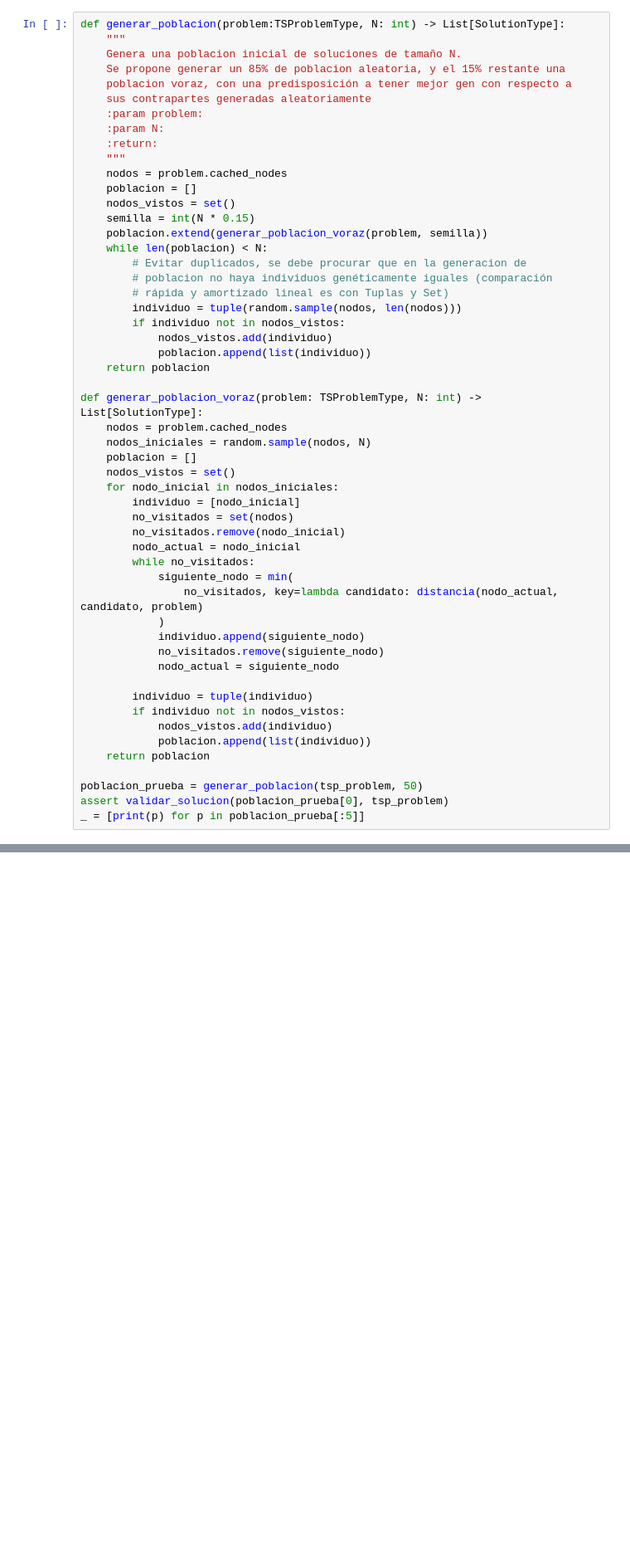
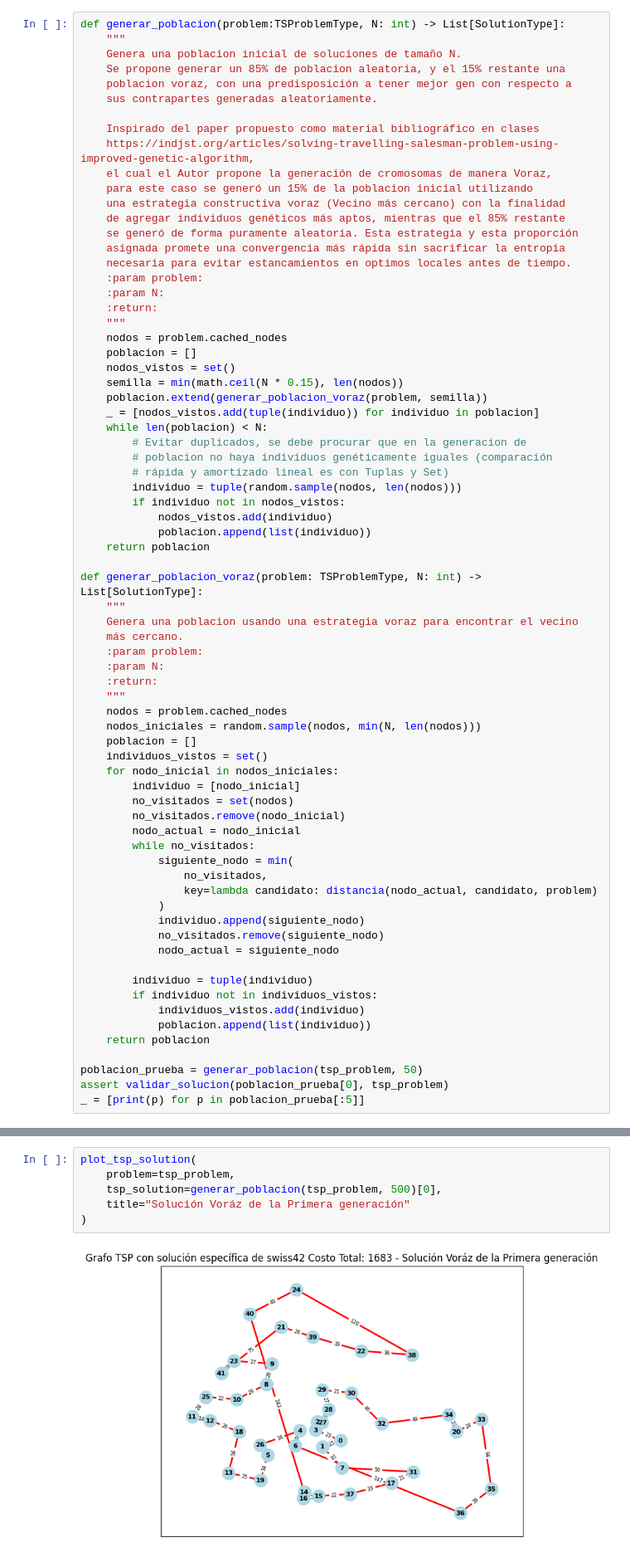
Before and after one commit to carlosbravo1408/03MIAR-Algoritmos-de-Optimizacion-2025, a Jupyter notebook: AG4/Algoritmo_Genetico_para_el_TSP.ipynb, the cells around one changed output, grey strips where cells are left out. Shown at 83% size. Cells and saved outputs as stored; diff of their text form; blank space fills up the shorter version.

```diff
--- a/AG4/Algoritmo_Genetico_para_el_TSP.ipynb
+++ b/AG4/Algoritmo_Genetico_para_el_TSP.ipynb
@@ -122,7 +148,17 @@ def generar_poblacion(problem:TSProblemType, N: int) -> List[SolutionType]:
     Genera una poblacion inicial de soluciones de tamaño N.
     Se propone generar un 85% de poblacion aleatoria, y el 15% restante una
     poblacion voraz, con una predisposición a tener mejor gen con respecto a
-    sus contrapartes generadas aleatoriamente
+    sus contrapartes generadas aleatoriamente.
+
+    Inspirado del paper propuesto como material bibliográfico en clases
+    https://indjst.org/articles/solving-travelling-salesman-problem-using-improved-genetic-algorithm,
+    el cual el Autor propone la generación de cromosomas de manera Voraz,
+    para este caso se generó un 15% de la poblacion inicial utilizando
+    una estrategia constructiva voraz (Vecino más cercano) con la finalidad
+    de agregar individuos genéticos más aptos, mientras que el 85% restante
+    se generó de forma puramente aleatoria. Esta estrategia y esta proporción
+    asignada promete una convergencia más rápida sin sacrificar la entropia
+    necesaria para evitar estancamientos en optimos locales antes de tiempo.
     :param problem:
     :param N:
     :return:
@@ -130,8 +166,9 @@ def generar_poblacion(problem:TSProblemType, N: int) -> List[SolutionType]:
     nodos = problem.cached_nodes
     poblacion = []
     nodos_vistos = set()
-    semilla = int(N * 0.15)
+    semilla = min(math.ceil(N * 0.15), len(nodos))
     poblacion.extend(generar_poblacion_voraz(problem, semilla))
+    _ = [nodos_vistos.add(tuple(individuo)) for individuo in poblacion]
     while len(poblacion) < N:
         # Evitar duplicados, se debe procurar que en la generacion de
         # poblacion no haya individuos genéticamente iguales (comparación
@@ -143,10 +180,17 @@ def generar_poblacion(problem:TSProblemType, N: int) -> List[SolutionType]:
     return poblacion
 
 def generar_poblacion_voraz(problem: TSProblemType, N: int) -> List[SolutionType]:
+    """
+    Genera una poblacion usando una estrategia voraz para encontrar el vecino
+    más cercano.
+    :param problem:
+    :param N:
+    :return:
+    """
     nodos = problem.cached_nodes
-    nodos_iniciales = random.sample(nodos, N)
+    nodos_iniciales = random.sample(nodos, min(N, len(nodos)))
     poblacion = []
-    nodos_vistos = set()
+    individuos_vistos = set()
     for nodo_inicial in nodos_iniciales:
         individuo = [nodo_inicial]
         no_visitados = set(nodos)
@@ -154,15 +198,16 @@ def generar_poblacion_voraz(problem: TSProblemType, N: int) -> List[SolutionType
         nodo_actual = nodo_inicial
         while no_visitados:
             siguiente_nodo = min(
-                no_visitados, key=lambda candidato: distancia(nodo_actual, candidato, problem)
+                no_visitados,
+                key=lambda candidato: distancia(nodo_actual, candidato, problem)
             )
             individuo.append(siguiente_nodo)
             no_visitados.remove(siguiente_nodo)
             nodo_actual = siguiente_nodo
 
         individuo = tuple(individuo)
-        if individuo not in nodos_vistos:
-            nodos_vistos.add(individuo)
+        if individuo not in individuos_vistos:
+            individuos_vistos.add(individuo)
             poblacion.append(list(individuo))
     return poblacion
 
@@ -390,0 +591,8 @@ sol = algoritmo_genetico(problem=tsp_problem, N=500, mutacion=.3, elitismo=.40,
+# %%
+plot_tsp_solution(
+    problem=tsp_problem,
+    tsp_solution=generar_poblacion(tsp_problem, 500)[0],
+    title="Solución Voráz de la Primera generación"
+)
+# %% [output]
+[figure, added]
```
Also changed, not shown: parts of 21 cells of this notebook, 2 other files.
